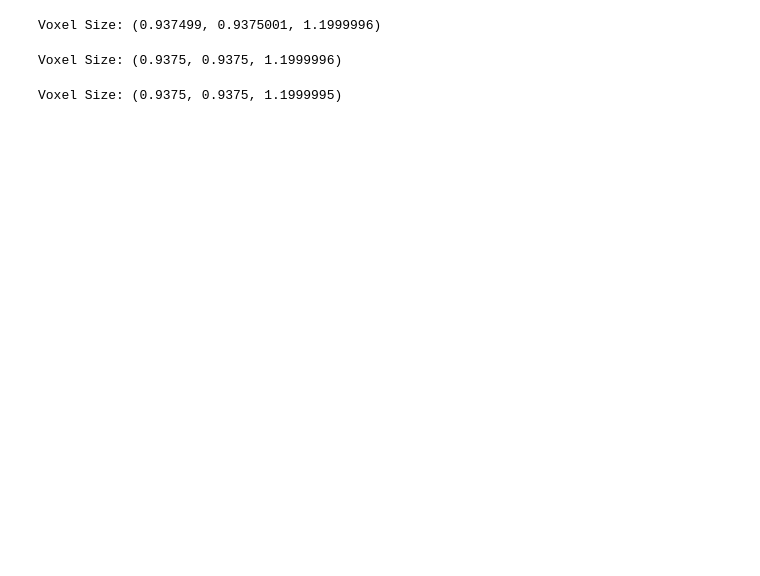
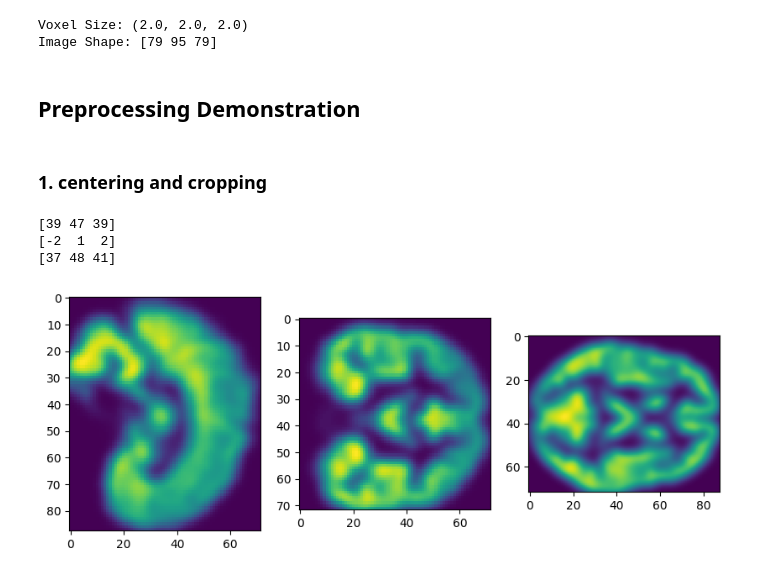
Before and after one commit to g1y5x3/fMRI_Confound_DeepLearning, a Jupyter notebook: inspect_data.ipynb, the cells around one changed output. Cells and saved outputs as stored; diff of their text form; code cells hidden in the pictures; blank space fills up the shorter version.

```diff
--- a/inspect_data.ipynb
+++ b/inspect_data.ipynb
@@ -5,19 +7,44 @@ import nibabel as nib
 # %%
-
-nii = nib.load("/home/iris/yg5d6/Workspace/IXI_dataset/IXI588-IOP-1158-T1.nii")
+# nii = nib.load("/home/iris/yg5d6/Workspace/IXI_dataset/IXI588-IOP-1158-T1.nii")
+nii = nib.load("data/IXI_10x10x10/swc1IXI588-IOP-1158-T1.nii")
 voxel_size = nii.header.get_zooms()
+image_shape = np.array(nii.shape)
+image = nii.get_fdata()
 print(f"Voxel Size: {voxel_size}")
+print(f"Image Shape: {image_shape}")
 # %% [output]
-Voxel Size: (0.937499, 0.9375001, 1.1999996)
+Voxel Size: (2.0, 2.0, 2.0)
+Image Shape: [79 95 79]
-# %%
-nii = nib.load("/home/iris/yg5d6/Workspace/IXI_dataset/IXI431-Guys-0986-T1.nii")
-voxel_size = nii.header.get_zooms()
-print(f"Voxel Size: {voxel_size}")
-# %% [output]
-Voxel Size: (0.9375, 0.9375, 1.1999996)
-# %%
-nii = nib.load("/home/iris/yg5d6/Workspace/IXI_dataset/IXI518-HH-2239-T1.nii")
-voxel_size = nii.header.get_zooms()
-print(f"Voxel Size: {voxel_size}")
-# %% [output]
-Voxel Size: (0.9375, 0.9375, 1.1999995)
+# %% [markdown]
+## Preprocessing Demonstration
+# %% [markdown]
+### 1. centering and cropping
+# %%
+# randomly shift the center by 0, 1, 2 along every axis
+center = image_shape // 2
+print(center)
+shift = np.random.randint(-2,3,size=(3,))
+center = center + shift
+print(shift)
+print(center)
+
+# In order to run network efficiently, the input image dim size is best as multiples of 8
+sub_shape = (image_shape // 8)*8
+
+start = center - sub_shape // 2
+end = start + sub_shape
+
+# Extract the sub-volume
+image_sub = image[start[0]:end[0], start[1]:end[1], start[2]:end[2]]
+# %% [output]
+[39 47 39]
+[-2  1  2]
+[37 48 41]
+# %%
+fig, axs = plt.subplots(nrows=1, ncols=3, figsize=(10, 30))
+axs[0].imshow(image_sub[36,: ,:])
+axs[1].imshow(image_sub[: ,44,:])
+axs[2].imshow(image_sub[: ,: ,36])
+plt.show()
+# %% [output]
+[figure, added]
```
Also changed, not shown: parts of 5 cells of this notebook.
